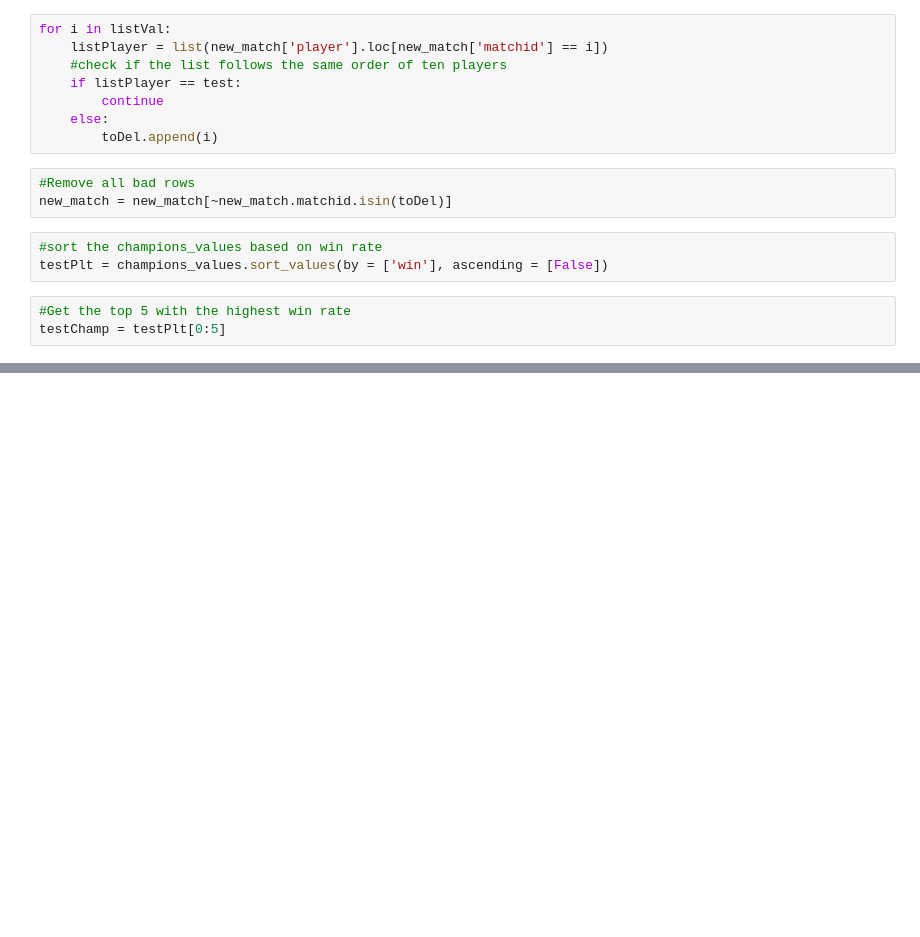
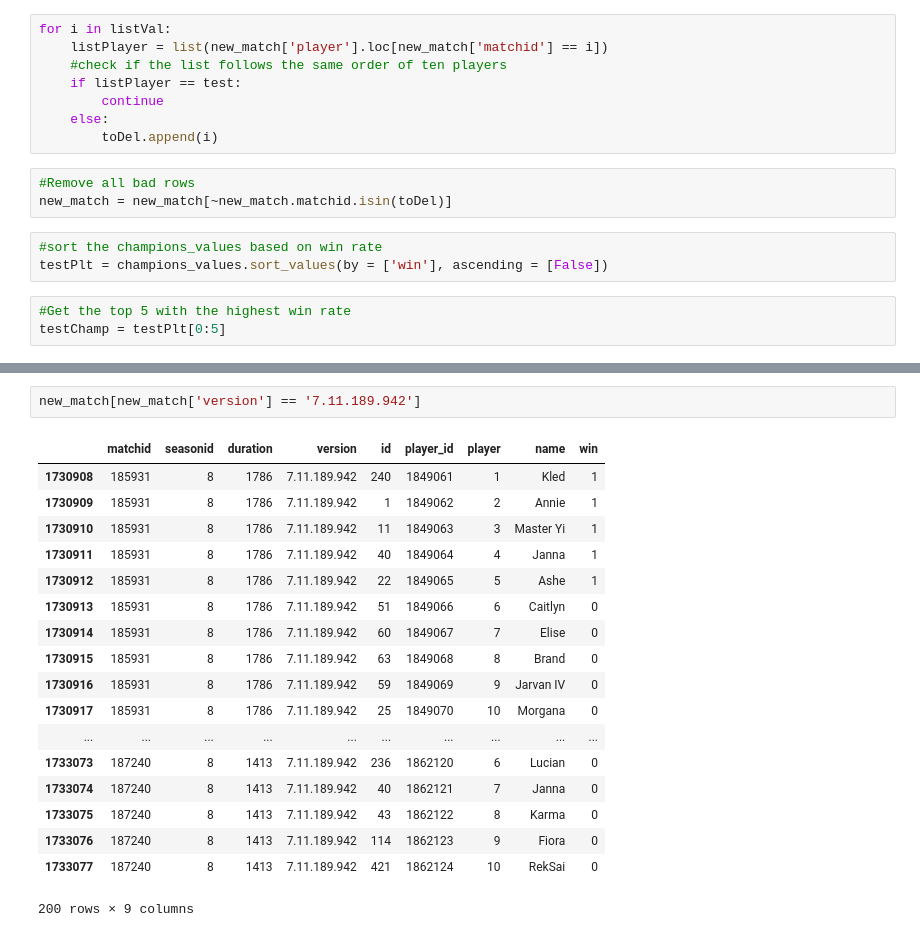
Before and after one commit to arons1618/match-prediction, a Jupyter notebook: SportsBetting.ipynb, the cells around one changed output, grey strips where cells are left out. Drawn from its saved outputs; the diff is of its cells as text; blank space fills up the shorter version.

```diff
--- a/SportsBetting.ipynb
+++ b/SportsBetting.ipynb
@@ -153,0 +211,21 @@ plt.show()
+# %%
+new_match[new_match['version'] == '7.11.189.942']
+# %% [output]
+|  | matchid | seasonid | duration | version | id | player_id | player | name | win |
+| 1730908 | 185931 | 8 | 1786 | 7.11.189.942 | 240 | 1849061 | 1 | Kled | 1 |
+| 1730909 | 185931 | 8 | 1786 | 7.11.189.942 | 1 | 1849062 | 2 | Annie | 1 |
+| 1730910 | 185931 | 8 | 1786 | 7.11.189.942 | 11 | 1849063 | 3 | Master Yi | 1 |
+| 1730911 | 185931 | 8 | 1786 | 7.11.189.942 | 40 | 1849064 | 4 | Janna | 1 |
+| 1730912 | 185931 | 8 | 1786 | 7.11.189.942 | 22 | 1849065 | 5 | Ashe | 1 |
+| 1730913 | 185931 | 8 | 1786 | 7.11.189.942 | 51 | 1849066 | 6 | Caitlyn | 0 |
+| 1730914 | 185931 | 8 | 1786 | 7.11.189.942 | 60 | 1849067 | 7 | Elise | 0 |
+| 1730915 | 185931 | 8 | 1786 | 7.11.189.942 | 63 | 1849068 | 8 | Brand | 0 |
+| 1730916 | 185931 | 8 | 1786 | 7.11.189.942 | 59 | 1849069 | 9 | Jarvan IV | 0 |
+| 1730917 | 185931 | 8 | 1786 | 7.11.189.942 | 25 | 1849070 | 10 | Morgana | 0 |
+| ... | ... | ... | ... | ... | ... | ... | ... | ... | ... |
+| 1733073 | 187240 | 8 | 1413 | 7.11.189.942 | 236 | 1862120 | 6 | Lucian | 0 |
+| 1733074 | 187240 | 8 | 1413 | 7.11.189.942 | 40 | 1862121 | 7 | Janna | 0 |
+| 1733075 | 187240 | 8 | 1413 | 7.11.189.942 | 43 | 1862122 | 8 | Karma | 0 |
+| 1733076 | 187240 | 8 | 1413 | 7.11.189.942 | 114 | 1862123 | 9 | Fiora | 0 |
+| 1733077 | 187240 | 8 | 1413 | 7.11.189.942 | 421 | 1862124 | 10 | RekSai | 0 |
+200 rows × 9 columns
```
Also changed, not shown: parts of 6 cells of this notebook.
